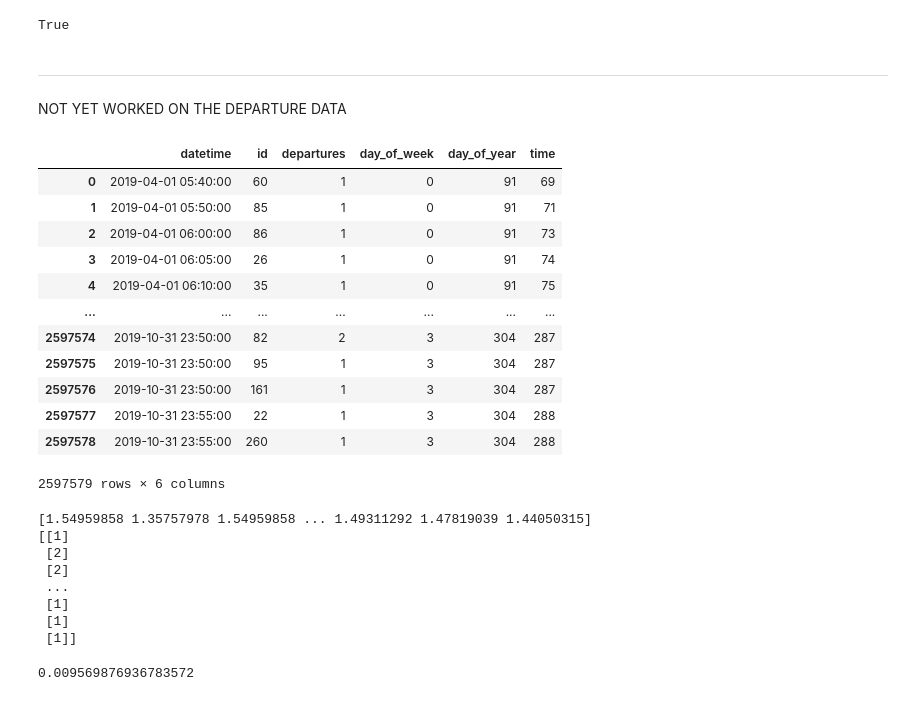
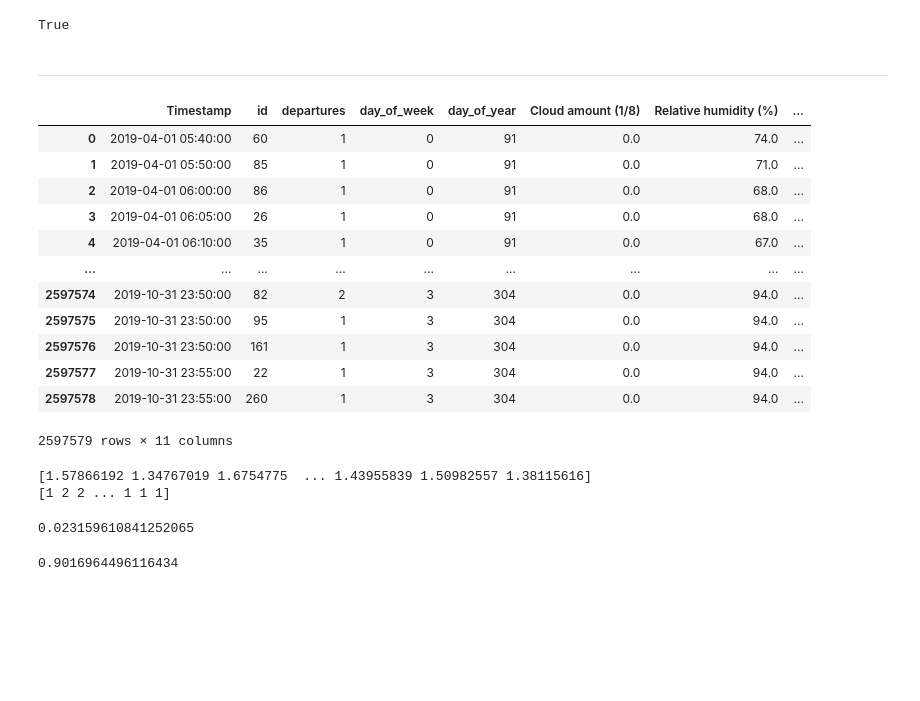
Before and after one commit to secnec/IDS_project_2021, a Jupyter notebook: katia/testML3.ipynb, the cells around one changed output. Saved outputs shown, nothing was run; the diff lists cells and outputs as text; code cells hidden in the pictures; blank space fills up the shorter version.

Commit message:
New ML test

```diff
--- a/katia/testML3.ipynb
+++ b/katia/testML3.ipynb
@@ -144,29 +144,32 @@ sum(abs(a-b) <=1 for a,b in zip(df_y_test.loc[df_y_test[0] > 2][0].tolist(),df_y
 1 - (1 - sum(abs(a-b) <=1 for a,b in zip(df_y_test.loc[df_y_test[0] > 2][0].tolist(),df_y_predict.loc[df_y_test.loc[df_y_test[0] > 2].index][0].tolist()))/len(df_y_test.loc[df_y_test[0] > 2][0].tolist())) * (df_y_test.loc[df_y_test[0] > 2].shape[0]/df_y_test.shape[0]) == sum(abs(a-b) <=1 for a,b in zip(round_predict,list(y_test.reshape(1, -1)[0])))/len(list(y_test.reshape(1, -1)[0]))
 # %% [output]
 True
-# %% [markdown]
-_____
-NOT YET WORKED ON THE DEPARTURE DATA
-# %%
-bike_departures = pd.read_json("clean_departures.json",orient="columns")
-bike_departures
-# %% [output]
-|  | datetime | id | departures | day_of_week | day_of_year | time |
-| 0 | 2019-04-01 05:40:00 | 60 | 1 | 0 | 91 | 69 |
-| 1 | 2019-04-01 05:50:00 | 85 | 1 | 0 | 91 | 71 |
-| 2 | 2019-04-01 06:00:00 | 86 | 1 | 0 | 91 | 73 |
-| 3 | 2019-04-01 06:05:00 | 26 | 1 | 0 | 91 | 74 |
-| 4 | 2019-04-01 06:10:00 | 35 | 1 | 0 | 91 | 75 |
-| ... | ... | ... | ... | ... | ... | ... |
-| 2597574 | 2019-10-31 23:50:00 | 82 | 2 | 3 | 304 | 287 |
-| 2597575 | 2019-10-31 23:50:00 | 95 | 1 | 3 | 304 | 287 |
-| 2597576 | 2019-10-31 23:50:00 | 161 | 1 | 3 | 304 | 287 |
-| 2597577 | 2019-10-31 23:55:00 | 22 | 1 | 3 | 304 | 288 |
-| 2597578 | 2019-10-31 23:55:00 | 260 | 1 | 3 | 304 | 288 |
-2597579 rows × 6 columns
+# %% [markdown]
+_____
+# %%
+import pandas as pd
+from sklearn.model_selection import train_test_split
+from sklearn.neural_network import MLPRegressor
+
+bike_departures = pd.read_csv("final_departures_data.csv",header=0,index_col=0)
+bike_departures
+# %% [output]
+|  | Timestamp | id | departures | day_of_week | day_of_year | Cloud amount (1/8) | Relative humidity (%) | ... |
+| 0 | 2019-04-01 05:40:00 | 60 | 1 | 0 | 91 | 0.0 | 74.0 | ... |
+| 1 | 2019-04-01 05:50:00 | 85 | 1 | 0 | 91 | 0.0 | 71.0 | ... |
+| 2 | 2019-04-01 06:00:00 | 86 | 1 | 0 | 91 | 0.0 | 68.0 | ... |
+| 3 | 2019-04-01 06:05:00 | 26 | 1 | 0 | 91 | 0.0 | 68.0 | ... |
+| 4 | 2019-04-01 06:10:00 | 35 | 1 | 0 | 91 | 0.0 | 67.0 | ... |
+| ... | ... | ... | ... | ... | ... | ... | ... | ... |
+| 2597574 | 2019-10-31 23:50:00 | 82 | 2 | 3 | 304 | 0.0 | 94.0 | ... |
+| 2597575 | 2019-10-31 23:50:00 | 95 | 1 | 3 | 304 | 0.0 | 94.0 | ... |
+| 2597576 | 2019-10-31 23:50:00 | 161 | 1 | 3 | 304 | 0.0 | 94.0 | ... |
+| 2597577 | 2019-10-31 23:55:00 | 22 | 1 | 3 | 304 | 0.0 | 94.0 | ... |
+| 2597578 | 2019-10-31 23:55:00 | 260 | 1 | 3 | 304 | 0.0 | 94.0 | ... |
+2597579 rows × 11 columns
 # %%
-X = bike_departures[['time','day_of_week','day_of_year']].values.reshape(-1, 3)
-y = bike_departures['departures'].values.reshape(-1, 1)
+X = bike_departures [['time','day_of_week','day_of_year','Cloud amount (1/8)','Relative humidity (%)','Precipitation intensity (mm/h)','Air temperature (degC)','Wind speed (m/s)']].values.reshape(-1, 8)
+y = bike_departures ['departures'].values.reshape(-1, 1).ravel()
 
 X_train, X_test, y_train, y_test = train_test_split(X, y, test_size=0.33, random_state=42)
 
@@ -177,15 +180,13 @@ print(model.predict(X_test))
 print(y_test)
 model.score(X_test,y_test)
 # %% [output]
-[1.54959858 1.35757978 1.54959858 ... 1.49311292 1.47819039 1.44050315]
-[[1]
- [2]
- [2]
- ...
- [1]
- [1]
- [1]]
+[1.57866192 1.34767019 1.6754775  ... 1.43955839 1.50982557 1.38115616]
+[1 2 2 ... 1 1 1]
-0.009569876936783572
+0.023159610841252065
+# %%
+sum(abs(a-b) <=1 for a,b in zip(model.predict(X_test),list(y_test.reshape(1, -1)[0])))/len(list(y_test.reshape(1, -1)[0]))
+# %% [output]
+0.9016964496116434
 # %%
 sum(abs(a-b) <=2 for a,b in zip(model.predict(X_test),list(y_test.reshape(1, -1)[0])))/len(list(y_test.reshape(1, -1)[0]))
 # %% [output]
```
Also changed, not shown: parts of 4 cells of this notebook.
